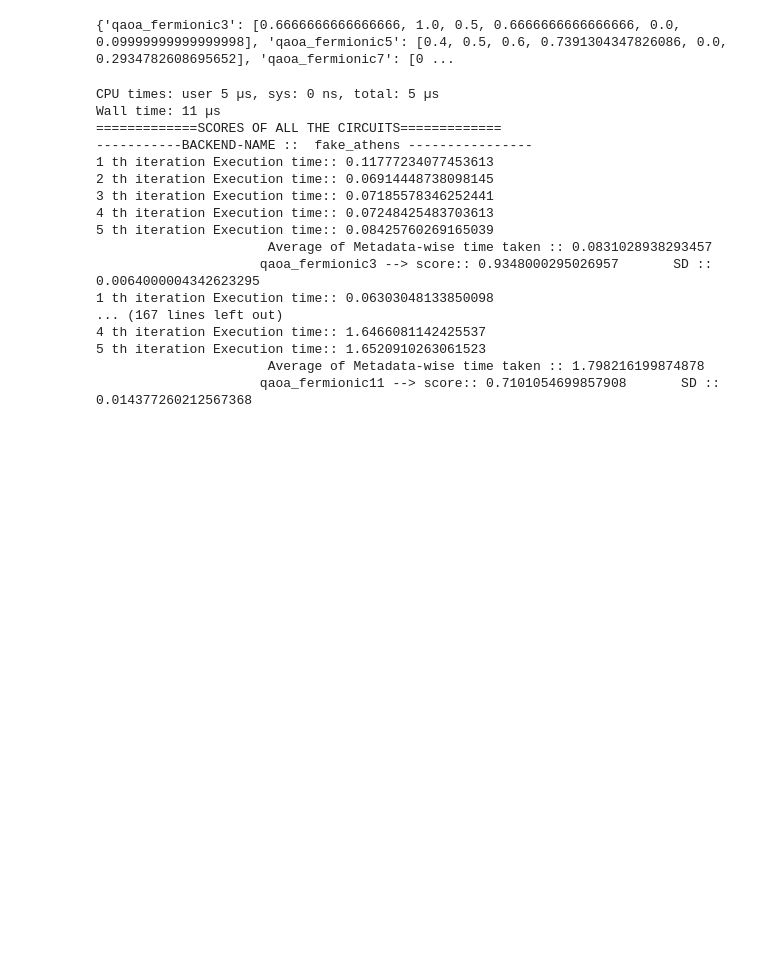
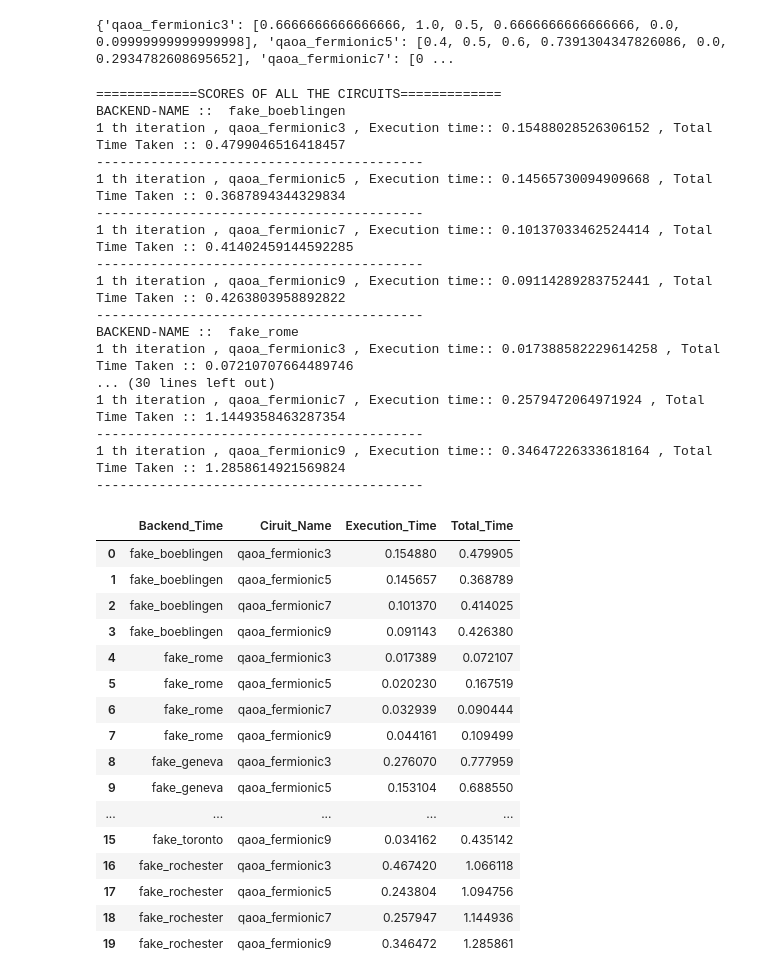
Before and after one commit to vandnaChaturvedi/Supermarq_benchmark_POC, a Jupyter notebook: sm_Qaoa_Fermionic_Swao_Proxy.ipynb, the cells around one changed output. Cells and saved outputs as stored; diff of their text form; code cells hidden in the pictures; blank space fills up the shorter version.

```diff
--- a/sm_Qaoa_Fermionic_Swao_Proxy.ipynb
+++ b/sm_Qaoa_Fermionic_Swao_Proxy.ipynb
@@ -9,7 +9,7 @@ import os
 ########## INPUT ############
 f=5 # number of fake_backend want to choose
 lower_limit= 3 # the lower limit of qubits for the circuit
-upper_limit= 12 # the lower limit of qubits for the circuit
+upper_limit= 11 # the lower limit of qubits for the circuit
 steps= 2 #jump in qubit numbers
 name_of_algo='qaoa_fermionic'
 # %%
@@ -80,50 +41,80 @@ print(benchmark_features)
 # %% [output]
 {'qaoa_fermionic3': [0.6666666666666666, 1.0, 0.5, 0.6666666666666666, 0.0, 0.09999999999999998], 'qaoa_fermionic5': [0.4, 0.5, 0.6, 0.7391304347826086, 0.0, 0.2934782608695652], 'qaoa_fermionic7': [0 ...
 # %%
-%time
 import time
+import pandas as pd
+from IPython.display import display
 jobs =[]
+data=[]
 print("=============SCORES OF ALL THE CIRCUITS=============")
 for backend in selected_fakes:
-    print("-----------BACKEND-NAME :: ", backend().name,"----------------")
+    print("BACKEND-NAME :: ", backend().name)
     for benchmark, label in benchmarks:
         circuit=benchmark.qiskit_circuit()
         score_list=[]
         timetaken=[]
-        for i in range(0,5):
+        for i in range(0,1):
+            start=time.time()
             job = backend().run(circuit, shots=1000)
             result = job.result()
             counts = job.result(0).get_counts()
             score = benchmark.score(counts)
+            end=time.time()-start
             score_list.append(score)
             t=job.result(0).time_taken
             timetaken.append(t)
-            print(i+1,"th iteration Execution time::",t)
+            #print(label ," ExecutionTime:",t,"& Total time:",end)
+            print(i+1,"th iteration ,", label ,", Execution time::",t, ", Total Time Taken ::",end )
+        print("------------------------------------------")
         score = np.mean(score_list)
         sd = np.std(score_list)
         execution_time = np.mean(timetaken)
-        print("                      Average of Metadata-wise time taken ::",execution_time)
-        print("                    ",label, "--> score::",score,"      SD ::",sd)
-        jobs.append((label,benchmark,backend,job,score,sd))
+        dictionary={}
+        dictionary["Backend_Time"]=backend().name
+        dictionary["Ciruit_Name"]=label
+        dictionary["Execution_Time"]=execution_time
+        dictionary["Total_Time"]=end
+        data.append(dictionary)
+        jobs.append((label,benchmark,backend,job,score,sd,execution_time,end))
 #jobs
+df = pd.DataFrame(data)
+display(df)
+df.to_excel(r"./output_Qaoa_Fermionic.xlsx", index=False)
 # %% [output]
-CPU times: user 5 µs, sys: 0 ns, total: 5 µs
-Wall time: 11 µs
 =============SCORES OF ALL THE CIRCUITS=============
------------BACKEND-NAME ::  fake_athens ----------------
-1 th iteration Execution time:: 0.11777234077453613
-2 th iteration Execution time:: 0.06914448738098145
-3 th iteration Execution time:: 0.07185578346252441
-4 th iteration Execution time:: 0.07248425483703613
-5 th iteration Execution time:: 0.08425760269165039
-                      Average of Metadata-wise time taken :: 0.0831028938293457
-                     qaoa_fermionic3 --> score:: 0.9348000295026957       SD :: 0.0064000004342623295
-1 th iteration Execution time:: 0.06303048133850098
-... (167 lines left out)
-4 th iteration Execution time:: 1.6466081142425537
-5 th iteration Execution time:: 1.6520910263061523
-                      Average of Metadata-wise time taken :: 1.798216199874878
-                     qaoa_fermionic11 --> score:: 0.7101054699857908       SD :: 0.014377260212567368
+BACKEND-NAME ::  fake_boeblingen
+1 th iteration , qaoa_fermionic3 , Execution time:: 0.15488028526306152 , Total Time Taken :: 0.4799046516418457
+------------------------------------------
+1 th iteration , qaoa_fermionic5 , Execution time:: 0.14565730094909668 , Total Time Taken :: 0.3687894344329834
+------------------------------------------
+1 th iteration , qaoa_fermionic7 , Execution time:: 0.10137033462524414 , Total Time Taken :: 0.41402459144592285
+------------------------------------------
+1 th iteration , qaoa_fermionic9 , Execution time:: 0.09114289283752441 , Total Time Taken :: 0.4263803958892822
+------------------------------------------
+BACKEND-NAME ::  fake_rome
+1 th iteration , qaoa_fermionic3 , Execution time:: 0.017388582229614258 , Total Time Taken :: 0.07210707664489746
+... (30 lines left out)
+1 th iteration , qaoa_fermionic7 , Execution time:: 0.2579472064971924 , Total Time Taken :: 1.1449358463287354
+------------------------------------------
+1 th iteration , qaoa_fermionic9 , Execution time:: 0.34647226333618164 , Total Time Taken :: 1.2858614921569824
+------------------------------------------
+|  | Backend_Time | Ciruit_Name | Execution_Time | Total_Time |
+| 0 | fake_boeblingen | qaoa_fermionic3 | 0.154880 | 0.479905 |
+| 1 | fake_boeblingen | qaoa_fermionic5 | 0.145657 | 0.368789 |
+| 2 | fake_boeblingen | qaoa_fermionic7 | 0.101370 | 0.414025 |
+| 3 | fake_boeblingen | qaoa_fermionic9 | 0.091143 | 0.426380 |
+| 4 | fake_rome | qaoa_fermionic3 | 0.017389 | 0.072107 |
+| 5 | fake_rome | qaoa_fermionic5 | 0.020230 | 0.167519 |
+| 6 | fake_rome | qaoa_fermionic7 | 0.032939 | 0.090444 |
+| 7 | fake_rome | qaoa_fermionic9 | 0.044161 | 0.109499 |
+| 8 | fake_geneva | qaoa_fermionic3 | 0.276070 | 0.777959 |
+| 9 | fake_geneva | qaoa_fermionic5 | 0.153104 | 0.688550 |
+| ... | ... | ... | ... | ... |
+| 15 | fake_toronto | qaoa_fermionic9 | 0.034162 | 0.435142 |
+| 16 | fake_rochester | qaoa_fermionic3 | 0.467420 | 1.066118 |
+| 17 | fake_rochester | qaoa_fermionic5 | 0.243804 | 1.094756 |
+| 18 | fake_rochester | qaoa_fermionic7 | 0.257947 | 1.144936 |
+| 19 | fake_rochester | qaoa_fermionic9 | 0.346472 | 1.285861 |
 # %%
 all_scores={}
 all_fake_names=[]
```
Also changed, not shown: parts of 9 cells of this notebook, 1 other file.
